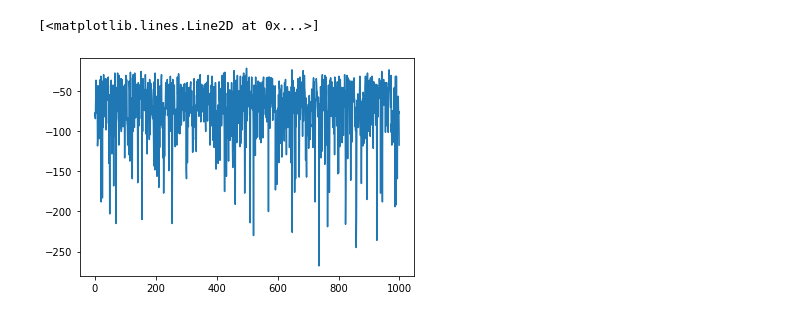
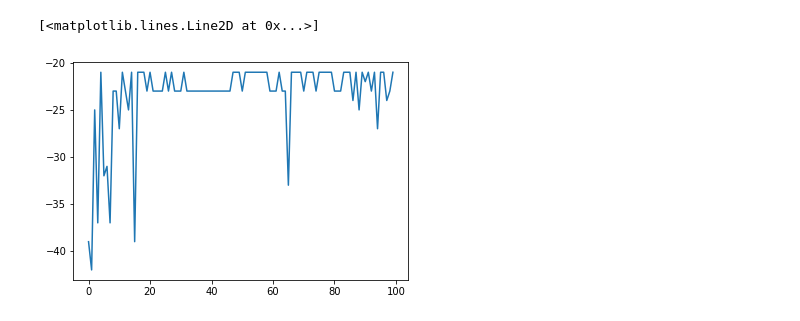
Before and after one commit to otaviojacobi/tcc, a Jupyter notebook: mcts-options-v2/Untitled.ipynb, the cells around one changed output. Cells and saved outputs as stored; diff of their text form; code cells hidden in the pictures.

```diff
--- a/mcts-options-v2/Untitled.ipynb
+++ b/mcts-options-v2/Untitled.ipynb
@@ -104,5 +6,14 @@ import matplotlib.pyplot as plt
 # %%
-plt.plot(results)
+with open('results/door_30_steps.pickle', 'rb') as f:
+    r_door = pickle.load(f)
+
+with open('results/random_30_steps.pickle', 'rb') as f:
+    r_random = pickle.load(f)
+
+with open('results/primitive_30_steps.pickle', 'rb') as f:
+    r_primitive = pickle.load(f)
-# %% [output]
-[<matplotlib.lines.Line2D at 0x...>]
-[figure, removed]
+# %%
+plt.plot(r_door)
+# %% [output]
+[<matplotlib.lines.Line2D at 0x...>]
+[figure, added]
```
Also changed, not shown: parts of 12 cells of this notebook, 8 other files.
